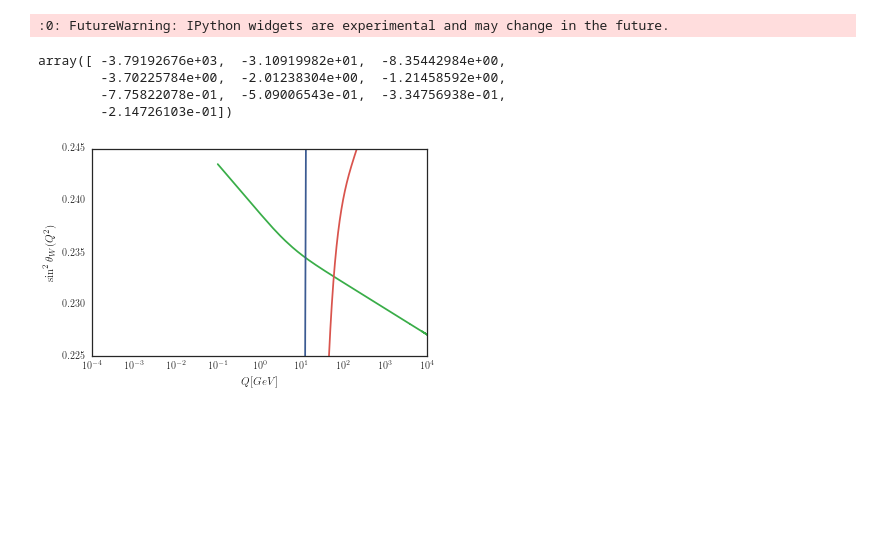
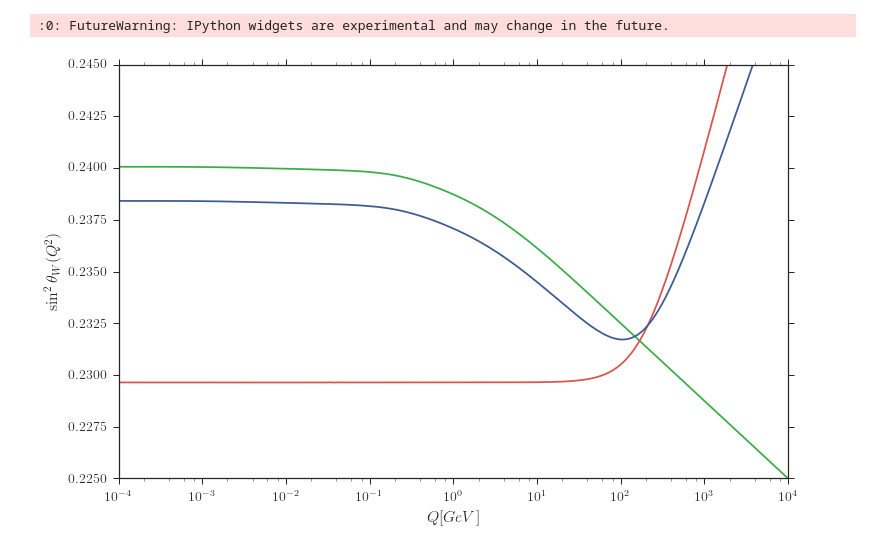
Before and after one commit to kdbartlett/Qweak, a Jupyter notebook: running_plot/sin2th_w_running_plot.ipynb, the cells around one changed output. Saved outputs shown, nothing was run; the diff lists cells and outputs as text; code cells hidden in the pictures; blank space fills up the shorter version.

Commit message:
Working version of sin2tw running plot.

```diff
--- a/running_plot/sin2th_w_running_plot.ipynb
+++ b/running_plot/sin2th_w_running_plot.ipynb
@@ -26,9 +26,9 @@ pp.rcParams["font.sans-serif"] = "Computer Modern Sans serif"
 # Keep matplotlib plots inline
 %matplotlib inline
 # %%
-pp.style.use('seaborn-white')
+pp.style.use('seaborn-ticks')
 sns.set_palette("muted")
-plot_size = 6*np.array([1.0,(2.0/(1.0+np.sqrt(5.0)))]) #Use Golden ratio as aspect ratio for plots
+plot_size = 12*np.array([1.0,(2.0/(1.0+np.sqrt(5.0)))]) #Use Golden ratio as aspect ratio for plots
 # %%
 # Constants
 pi = np.pi
@@ -118,29 +134,47 @@ qq = np.square(q)
+# %%
+#q = np.array([0.0001, 0.0002, 0.0003, 0.0004, 0.0005, 0.0006, 0.0007, 0.0008, 0.0009,
+#              0.001, 0.002, 0.003, 0.004, 0.005, 0.006, 0.007, 0.008, 0.009,
+#              0.01, 0.02, 0.03, 0.04, 0.05, 0.06, 0.07, 0.08, 0.09,
+#              0.1, 0.2, 0.3, 0.4, 0.5, 0.6, 0.7, 0.8, 0.9,
+#              1.0, 2.0, 3.0, 4.0, 5.0, 6.0, 7.0, 8.0, 9.0,
+#              10.0, 20.0, 30.0, 40.0, 50.0, 60.0, 70.0, 80.0, 90.0,
+#              100.0, 200.0, 300.0, 400.0, 500.0, 600.0, 700.0, 800.0, 900.0,
+#              1000.0, 2000.0, 3000.0, 4000.0, 5000.0, 6000.0, 7000.0, 8000.0, 9000.0, 10000.0])
+q = np.concatenate((np.arange(1e-4,1e-3,1e-5),
+                    np.arange(1e-3,1e-2,1e-4),
+                    np.arange(1e-2,1e-1,1e-3),
+                    np.arange(1e-1,1e0,1e-2),
+                    np.arange(1e0,1e1,1e-1),
+                    np.arange(1e1,1e2,1e0),
+                    np.arange(1e2,1e3,1e1),
+                    np.arange(1e3,1e4,1e2)))
+
+qq = np.square(q)
 # %%
 fermion = np.zeros(len(q))
 boson = np.zeros(len(q))
 total = np.zeros(len(q))
 for i in range(len(q)):
-    fermion[i] = kappa_f(qq[i])*sin2thetawmzmsb
-    boson[i] = kappa_b(qq[i])*sin2thetawmzmsb
-    total[i] = sin2theta_w(qq[i])
+    fermion[i] = kappa_f(qq[i], m_f, T_f, Q_f, N_f)*sin2thetawmzmsb
+    if(qq[i] > 0.001):
+        boson[i] = kappa_b(qq[i])*sin2thetawmzmsb
+    else:
+        boson[i] = kappa_b(0.001)*sin2thetawmzmsb
+    total[i] = fermion[i]+boson[i]-sin2thetawmzmsb #Subtract factor of one to avoid double counting boson tree level diagrams.
-# %%
-boson[:10]
-# %% [output]
-array([ -3.79192676e+03,  -3.10919982e+01,  -8.35442984e+00,
-        -3.70225784e+00,  -2.01238304e+00,  -1.21458592e+00,
-        -7.75822078e-01,  -5.09006543e-01,  -3.34756938e-01,
-        -2.14726103e-01])
 # %%
 pp.figure(figsize=plot_size)
 pp.plot(q,fermion, color=sns.xkcd_rgb['medium green'])
 pp.plot(q,boson, color=sns.xkcd_rgb['pale red'])
 pp.plot(q,total, color=sns.xkcd_rgb['denim blue'])
 #pp.legend(loc='lower left', fontsize=11)
 pp.xscale('log')
 pp.xlim(1e-4,1e4)
 pp.ylim(0.225,0.245)
-pp.xlabel('$Q [GeV]$')
-pp.ylabel('$\\sin^{2}\\theta_{W}(Q^{2})$')
+pp.xlabel('$Q [GeV]$', fontsize=16)
+pp.ylabel('$\\sin^{2}\\theta_{W}(Q^{2})$', fontsize=16)
+pp.xticks(fontsize=14)
+pp.yticks(np.linspace(0.225,0.245,9),fontsize=14)
+pp.savefig('plots/sin2tw_running_plot.pdf', bbox_inches='tight')
 pp.show()
 # %% [output]
-[figure, old version]
+[figure, new version]
```
Also changed, not shown: parts of 3 cells of this notebook, 1 other file.
